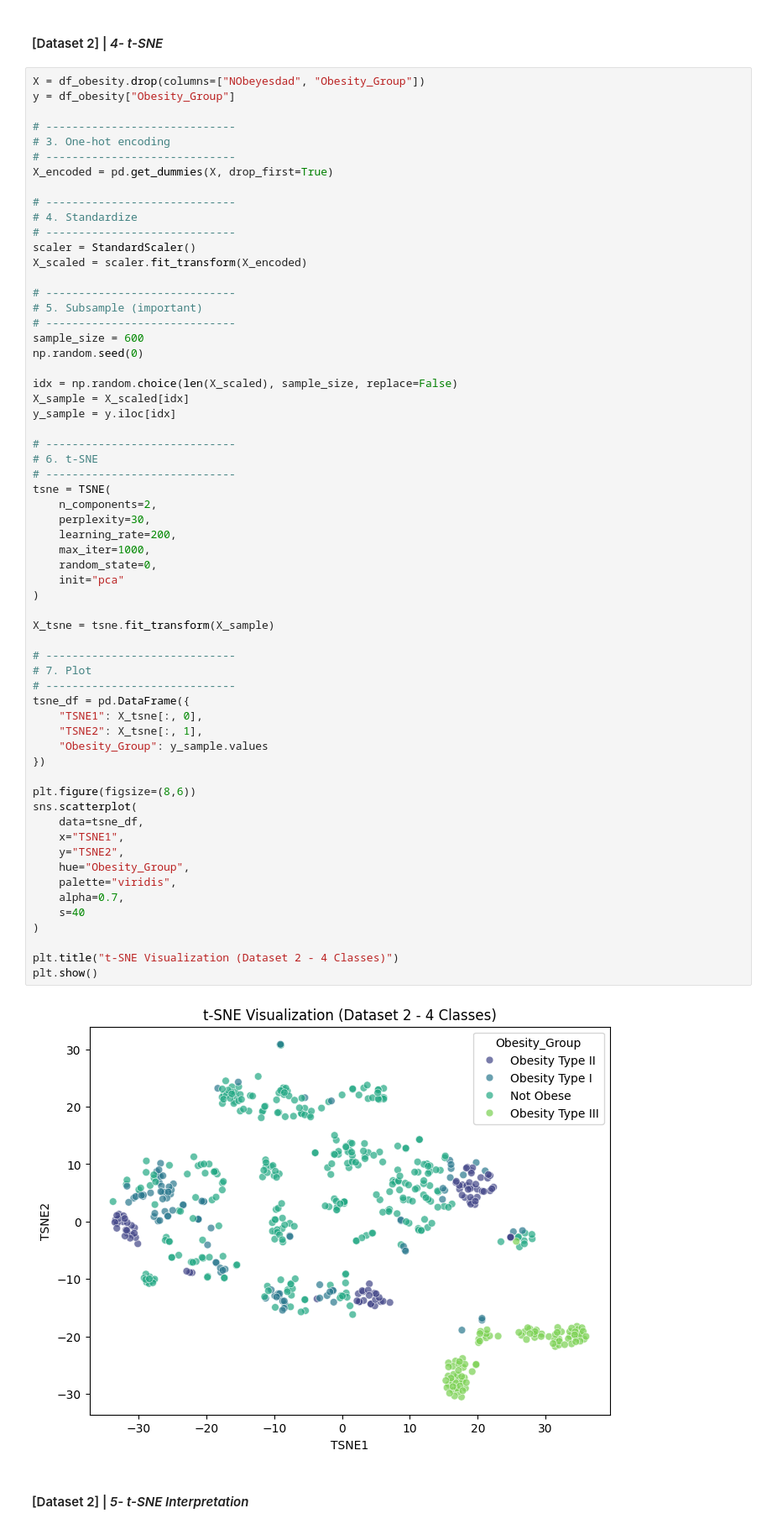
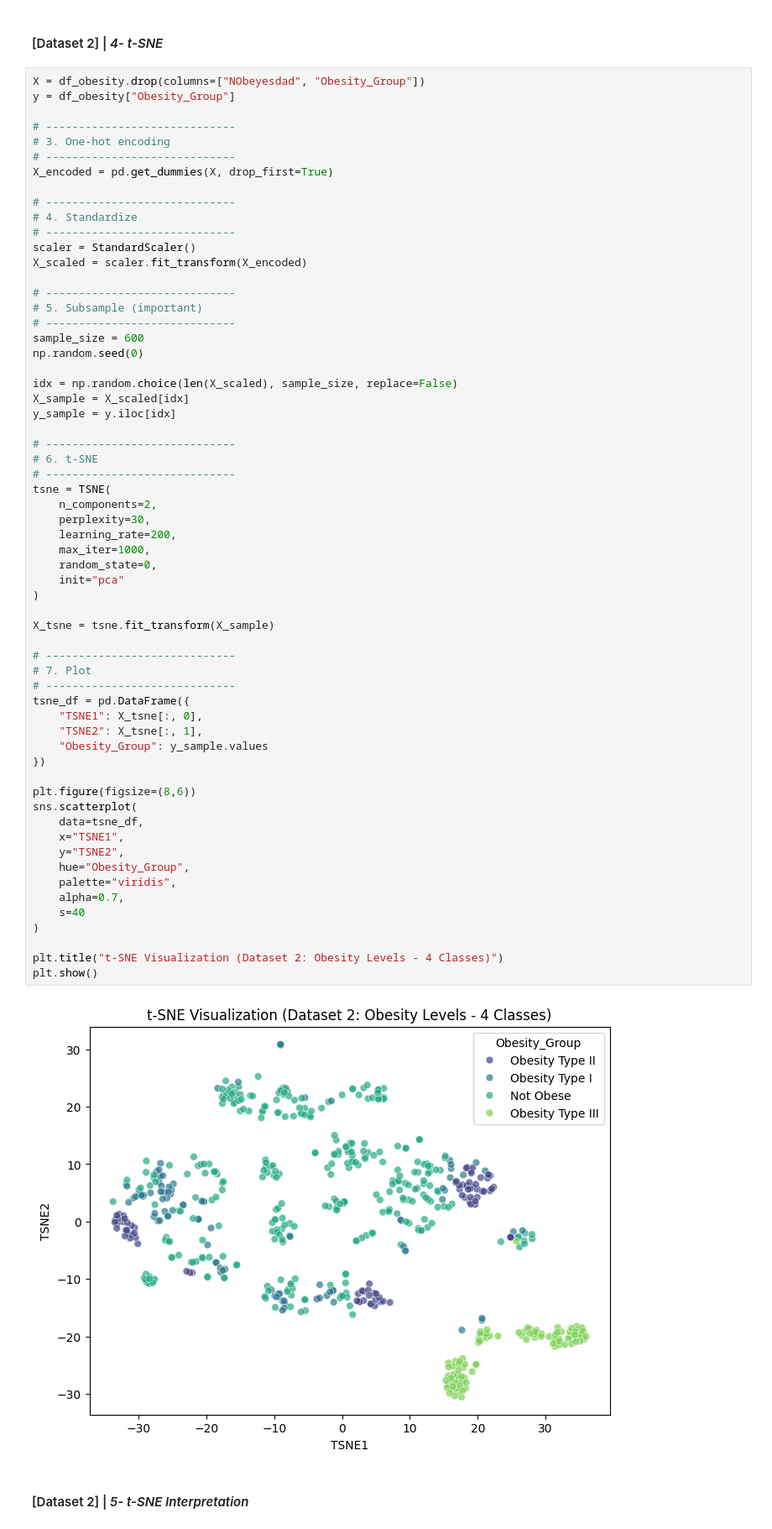
Before and after one commit to jasser-dh/Module-B-semester-2, a Jupyter notebook: OMDS-ModB2-Week12-Dhaouadi-Jasser.ipynb, the cells around one changed output. Shown at 84% size. Drawn from its saved outputs; the diff is of its cells as text.

```diff
--- a/OMDS-ModB2-Week12-Dhaouadi-Jasser.ipynb
+++ b/OMDS-ModB2-Week12-Dhaouadi-Jasser.ipynb
@@ -660,35 +660,35 @@ tsne = TSNE(
     learning_rate=200,
     max_iter=1000,
     random_state=0,
     init="pca"
 )
 
 X_tsne = tsne.fit_transform(X_sample)
 
 # -----------------------------
 # 7. Plot
 # -----------------------------
 tsne_df = pd.DataFrame({
     "TSNE1": X_tsne[:, 0],
     "TSNE2": X_tsne[:, 1],
     "Obesity_Group": y_sample.values
 })
 
 plt.figure(figsize=(8,6))
 sns.scatterplot(
     data=tsne_df,
     x="TSNE1",
     y="TSNE2",
     hue="Obesity_Group",
     palette="viridis",
     alpha=0.7,
     s=40
 )
 
-plt.title("t-SNE Visualization (Dataset 2 - 4 Classes)")
+plt.title("t-SNE Visualization (Dataset 2: Obesity Levels - 4 Classes)")
 plt.show()
 # %% [output]
-[figure, old version]
+[figure, new version]
 # %% [markdown]
 #### [Dataset 2] | *5- t-SNE Interpretation*
 # %% [markdown]
```
Also changed, not shown: parts of 2 cells of this notebook.
